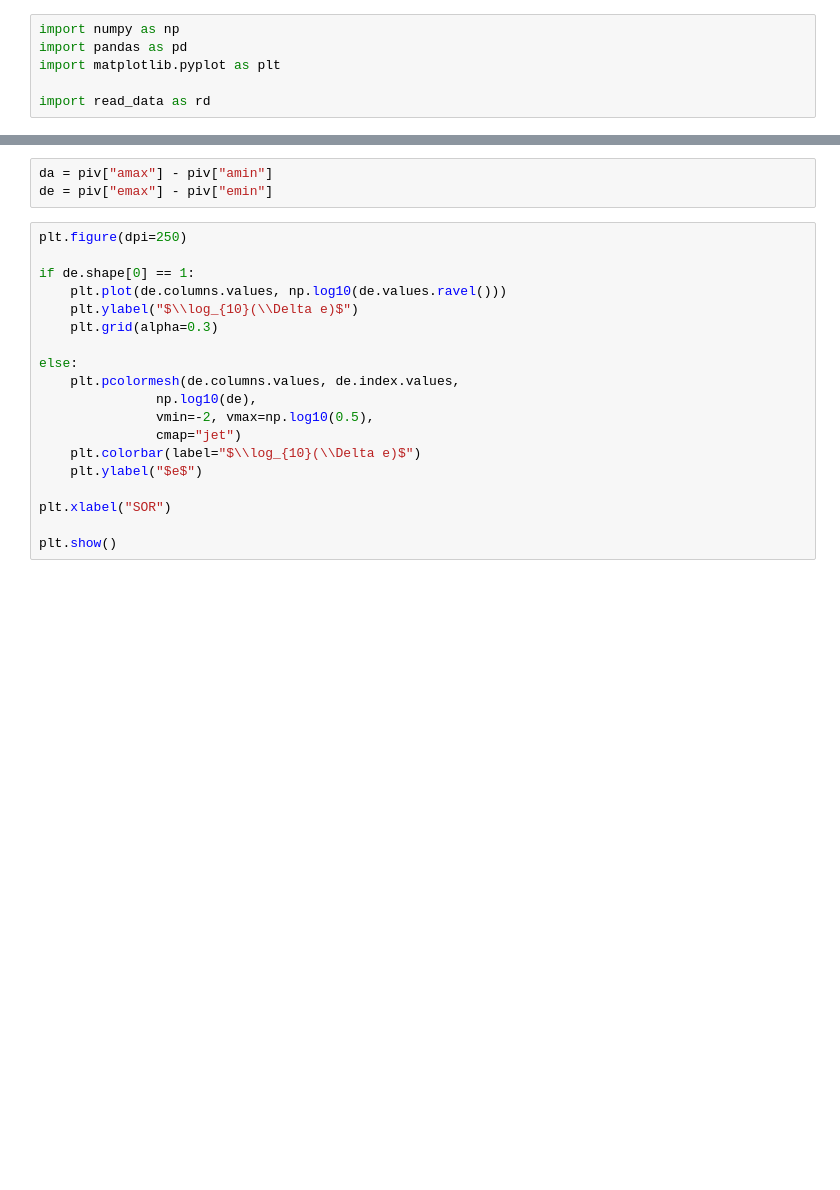
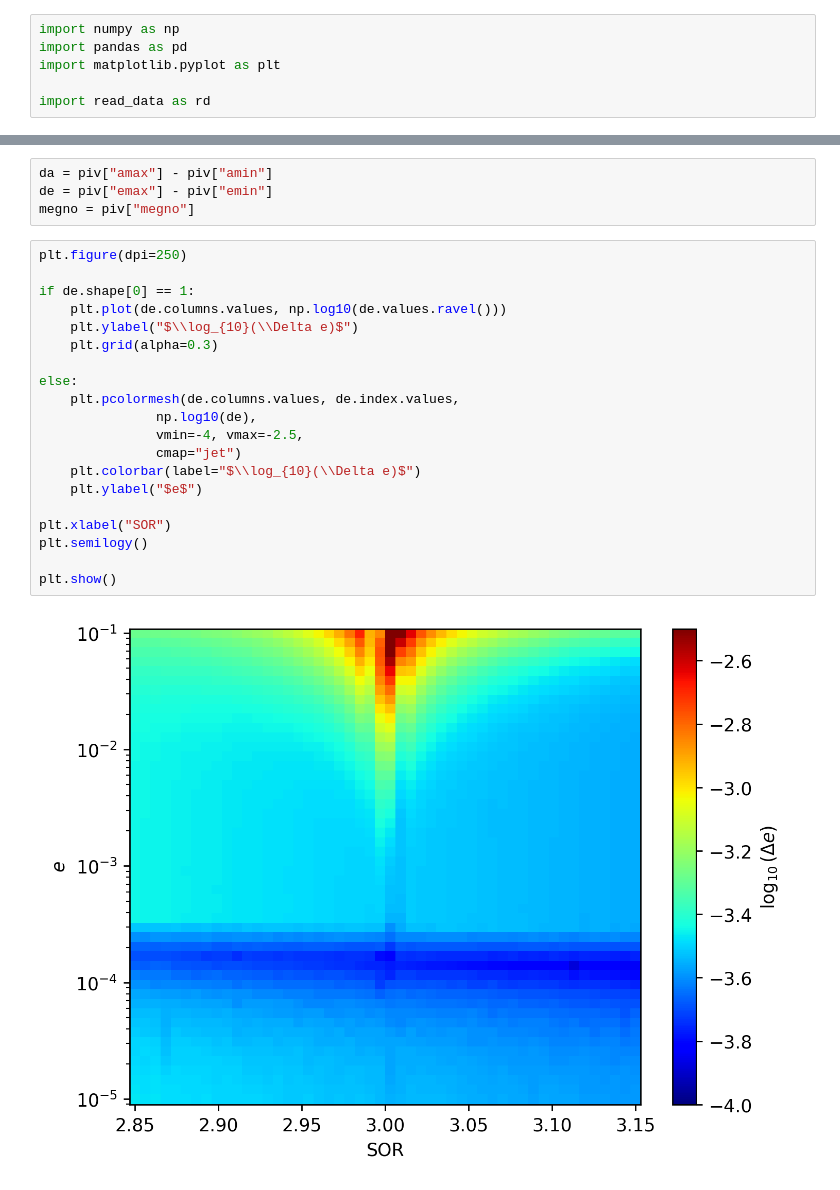
Before and after one commit to Gianuzzi/AstroBould, a Jupyter notebook: tools/plot_chaos.ipynb, the cells around one changed output, grey strips where cells are left out. Drawn from its saved outputs; the diff is of its cells as text; blank space fills up the shorter version.

```diff
--- a/tools/plot_chaos.ipynb
+++ b/tools/plot_chaos.ipynb
@@ -16,22 +51,26 @@ piv
 # %%
 da = piv["amax"] - piv["amin"]
 de = piv["emax"] - piv["emin"]
+megno = piv["megno"]
 # %%
 plt.figure(dpi=250)
 
 if de.shape[0] == 1:
     plt.plot(de.columns.values, np.log10(de.values.ravel()))
     plt.ylabel("$\\log_{10}(\\Delta e)$")
     plt.grid(alpha=0.3)
 
 else:
     plt.pcolormesh(de.columns.values, de.index.values,
                np.log10(de),
-               vmin=-2, vmax=np.log10(0.5),
+               vmin=-4, vmax=-2.5,
                cmap="jet")
     plt.colorbar(label="$\\log_{10}(\\Delta e)$")
     plt.ylabel("$e$")
 
 plt.xlabel("SOR")
+plt.semilogy()
 
 plt.show()
+# %% [output]
+[figure, added]
```
Also changed, not shown: parts of 3 cells of this notebook, 3 other files.
